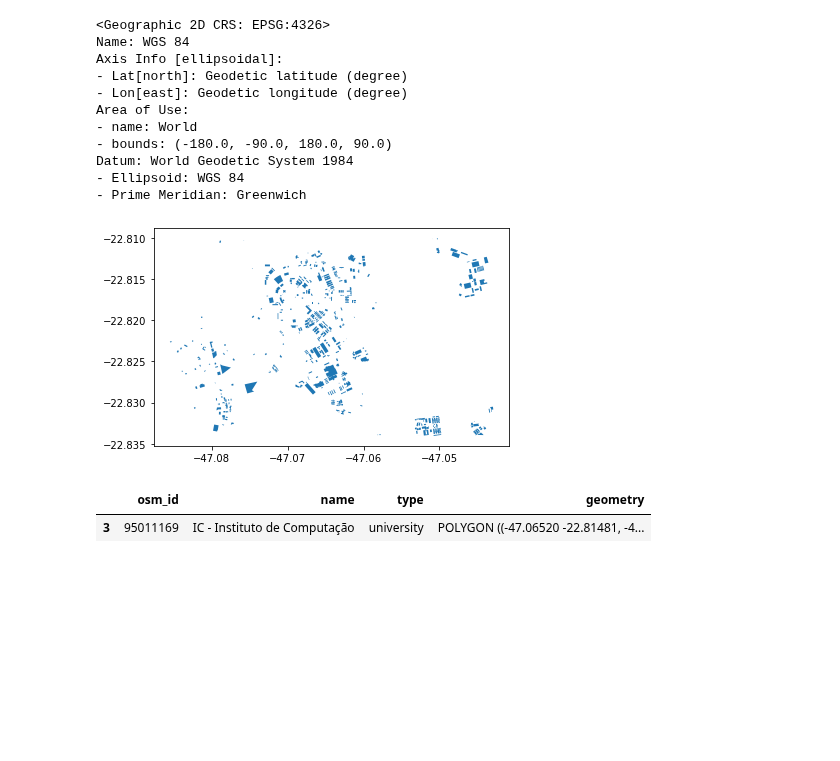
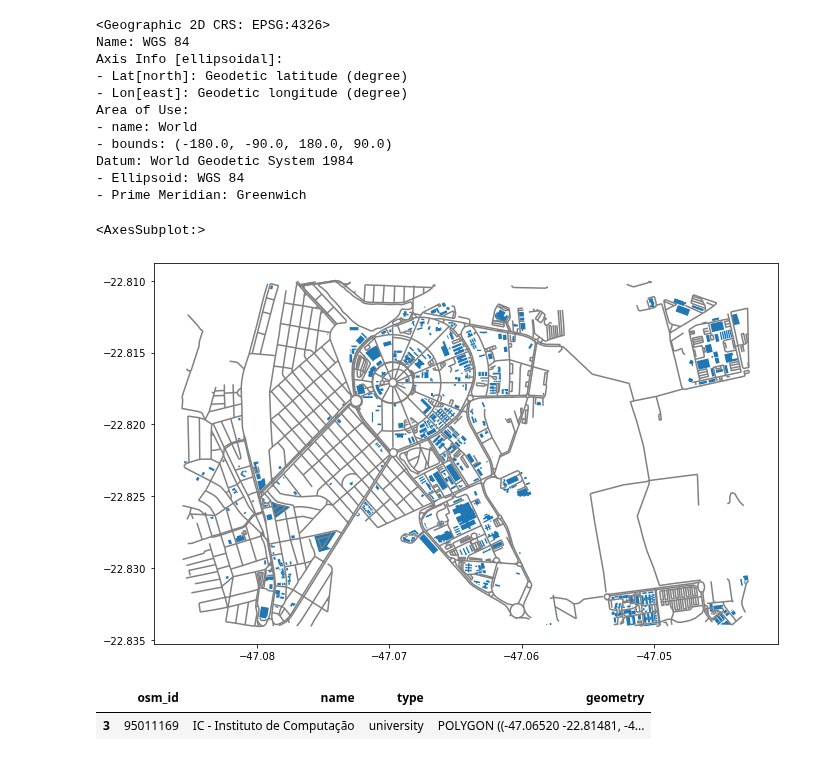
Before and after one commit to wasp-lahis/ns3-bmap, a Jupyter notebook: NS3/obstacle_exp/create-unicamp-datasets.ipynb, the cells around one changed output. Cells and saved outputs as stored; diff of their text form; code cells hidden in the pictures; blank space fills up the shorter version.

```diff
--- a/NS3/obstacle_exp/create-unicamp-datasets.ipynb
+++ b/NS3/obstacle_exp/create-unicamp-datasets.ipynb
@@ -43,8 +44,10 @@ current_path = os.getcwd()
 
 map_dataset_path = current_path[:current_path.find('obstacle_exp')]
 building_shp_path = "unicamp-shapefiles-dataset/shape/buildings.shp"
+roads_shp_path = "unicamp-shapefiles-dataset/shape/roads.shp"
 
 unicamp_building_dataset_path = map_dataset_path + building_shp_path
+unicamp_roads_dataset_path = map_dataset_path + roads_shp_path
 # %%
 # ----- READ BUILDING SHAPES DATASET
 
@@ -62,6 +65,7 @@ unicamp_building_dataset_path = map_dataset_path + building_shp_path
 # buildings
 
 unicamp_df = gpd.read_file(unicamp_building_dataset_path)
+unicamp_roads_df = gpd.read_file(unicamp_roads_dataset_path)
 
 print('shape:', unicamp_df.shape)
 unicamp_df.head()
@@ -94,9 +98,11 @@ Datum: World Geodetic System 1984
 - Prime Meridian: Greenwich
 # %%
 # ----- Plot UNICAMP MAPA (WGS84)
-ax = unicamp_df.plot(figsize=(12, 4))
+ax = unicamp_df.plot(figsize=(15, 7))
+unicamp_roads_df.plot(ax=ax, figsize=(15, 7), color='gray')
 # %% [output]
+<AxesSubplot:>
-[figure, old version]
+[figure, new version]
 # %%
 # ----- PLOT IC BUILDING (WGS84)
 ic_predio = unicamp_df.query('osm_id == 95011169')
```
Also changed, not shown: parts of 17 cells of this notebook, 5 other files.
